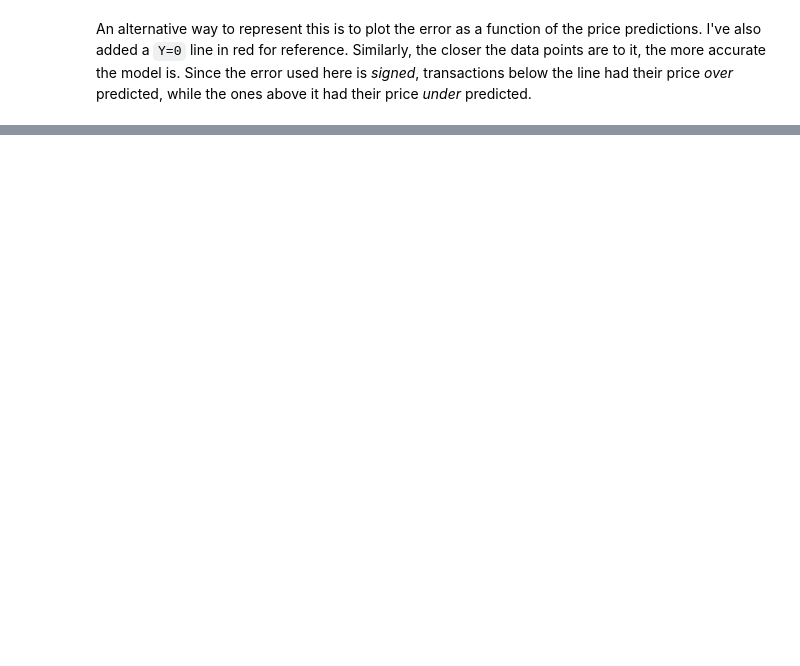
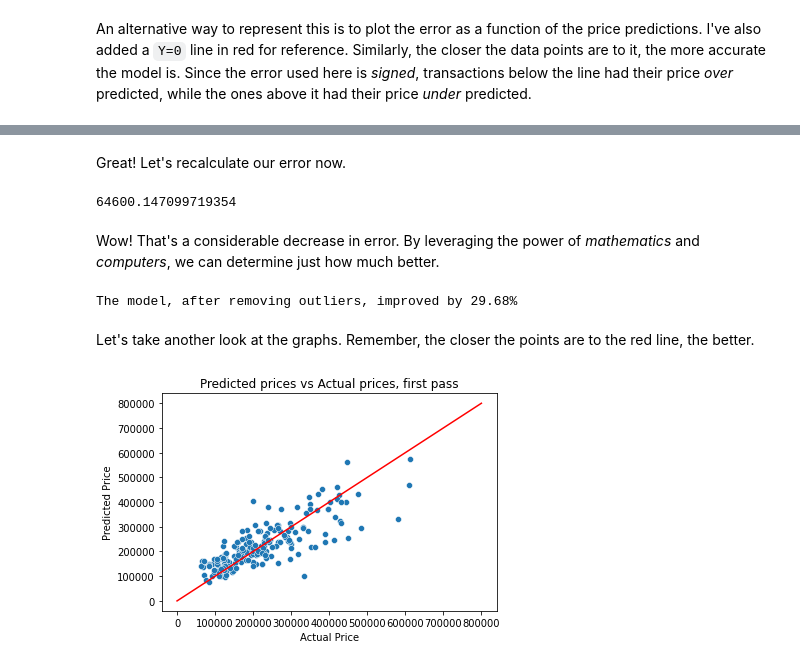
Before and after one commit to schledererj/cs6340-project-2, a Jupyter notebook: CS6340_Lab_2.ipynb, the cells around one changed output, grey strips where cells are left out. Cells and saved outputs as stored; diff of their text form; code cells hidden in the pictures; blank space fills up the shorter version.

```diff
--- a/CS6340_Lab_2.ipynb
+++ b/CS6340_Lab_2.ipynb
@@ -284,3 +285,15 @@ Let's remove the outliers that meet one or more of these conditions:
 * Properties with very high or low prices
 
 Removing the outliers is a good and cheap way to improve the accuracy of the model.
+# %%
+# Square-footage of 0
+housing_df = housing_df[housing_df.sq__ft != 0]
+
+# Property type of "Unkown"
+housing_df = housing_df[housing_df.type != "Unkown"]
+
+# Remove "very high" prices. Let's remove anything higher than the 99th price percentile
+housing_df = housing_df[housing_df.price < housing_df['price'].quantile(.99)]
+
+# Remove "very low" prices. Let's remove anything lower than the 1st price percentile
+housing_df = housing_df[housing_df.price > housing_df['price'].quantile(.01)]
@@ -286,0 +350,30 @@ Removing the outliers is a good and cheap way to improve the accuracy of the mod
+# %% [markdown]
+Great! Let's recalculate our error now.
+# %%
+actual_prices = testing_prices_actual_predict['actual_price']
+predicted_prices = testing_prices_actual_predict['predicted_price']
+error_pass_2 = sqrt(mean_squared_error(actual_prices, predicted_prices))
+error_pass_2
+# %% [output]
+64600.147099719354
+# %% [markdown]
+Wow! That's a considerable decrease in error. By leveraging the power of _mathematics_ and _computers_, we can determine just how much better.
+# %%
+percent_change = (error_pass_1 - error_pass_2) / error_pass_1 * 100
+print("The model, after removing outliers, improved by {:.2f}%".format(percent_change))
+# %% [output]
+The model, after removing outliers, improved by 29.68%
+# %% [markdown]
+Let's take another look at the graphs. Remember, the closer the points are to the red line, the better.
+# %%
+sns.scatterplot(x=actual_prices, y=predicted_prices)
+
+X_plot = numpy.linspace(0, 8e5, 10)
+Y_plot = X_plot
+plt.plot(X_plot, Y_plot, color='red')
+plt.xlabel("Actual Price")
+plt.ylabel("Predicted Price")
+plt.title("Predicted prices vs Actual prices, first pass")
+plt.show()
+# %% [output]
+[figure, added]
```
Also changed, not shown: parts of 13 cells of this notebook.
